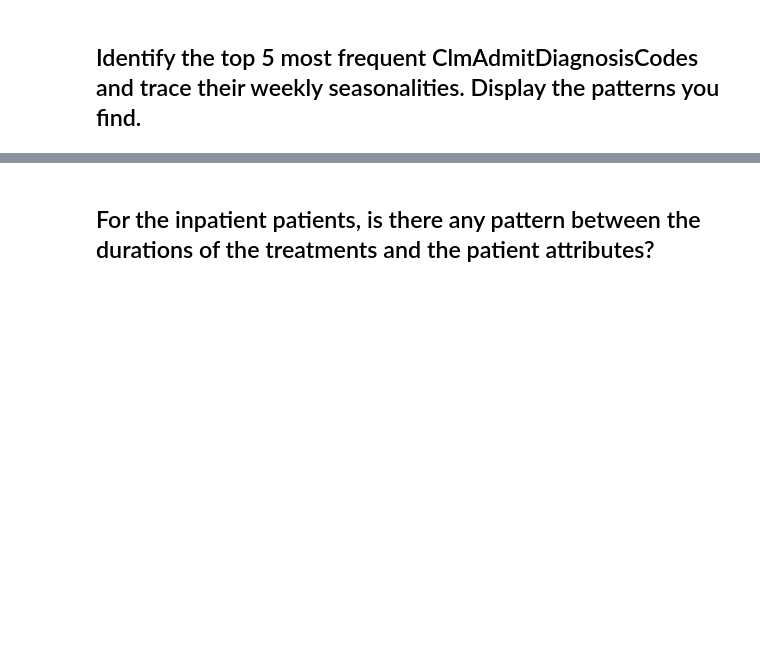
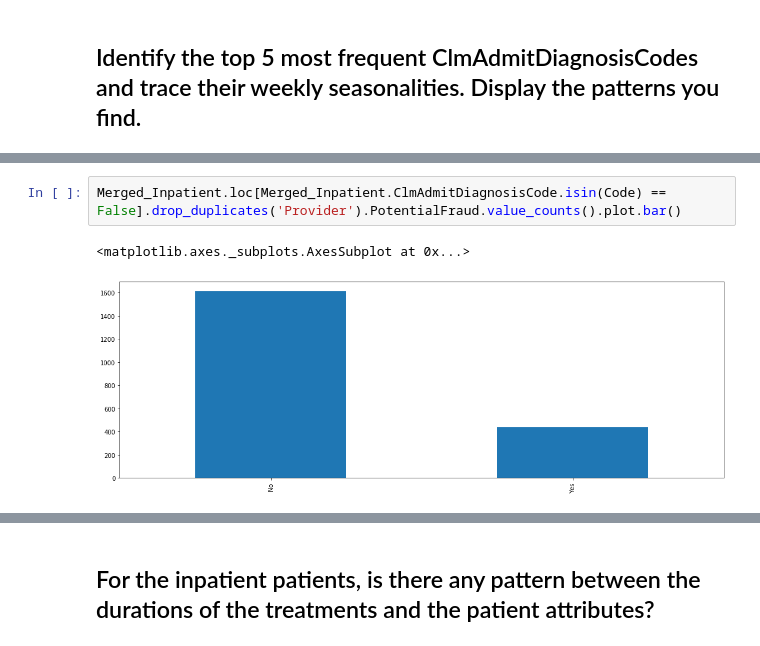
Before and after one commit to SubornaN/Health_Care_Fraud_Detection, a Jupyter notebook: Fraud_Detection_EDA.ipynb, the cells around one changed output, grey strips where cells are left out. Saved outputs shown, nothing was run; the diff lists cells and outputs as text; blank space fills up the shorter version.

```diff
--- a/Fraud_Detection_EDA.ipynb
+++ b/Fraud_Detection_EDA.ipynb
@@ -802,0 +812,5 @@ pd.DataFrame(Merged_Inpatient.groupby(['ClaimStart_Week', 'ClaimStart_Day'])['Cl
+# %%
+Merged_Inpatient.loc[Merged_Inpatient.ClmAdmitDiagnosisCode.isin(Code) == False].drop_duplicates('Provider').PotentialFraud.value_counts().plot.bar()
+# %% [output]
+<matplotlib.axes._subplots.AxesSubplot at 0x...>
+[figure, added]
```
Also changed, not shown: parts of 14 cells of this notebook.
